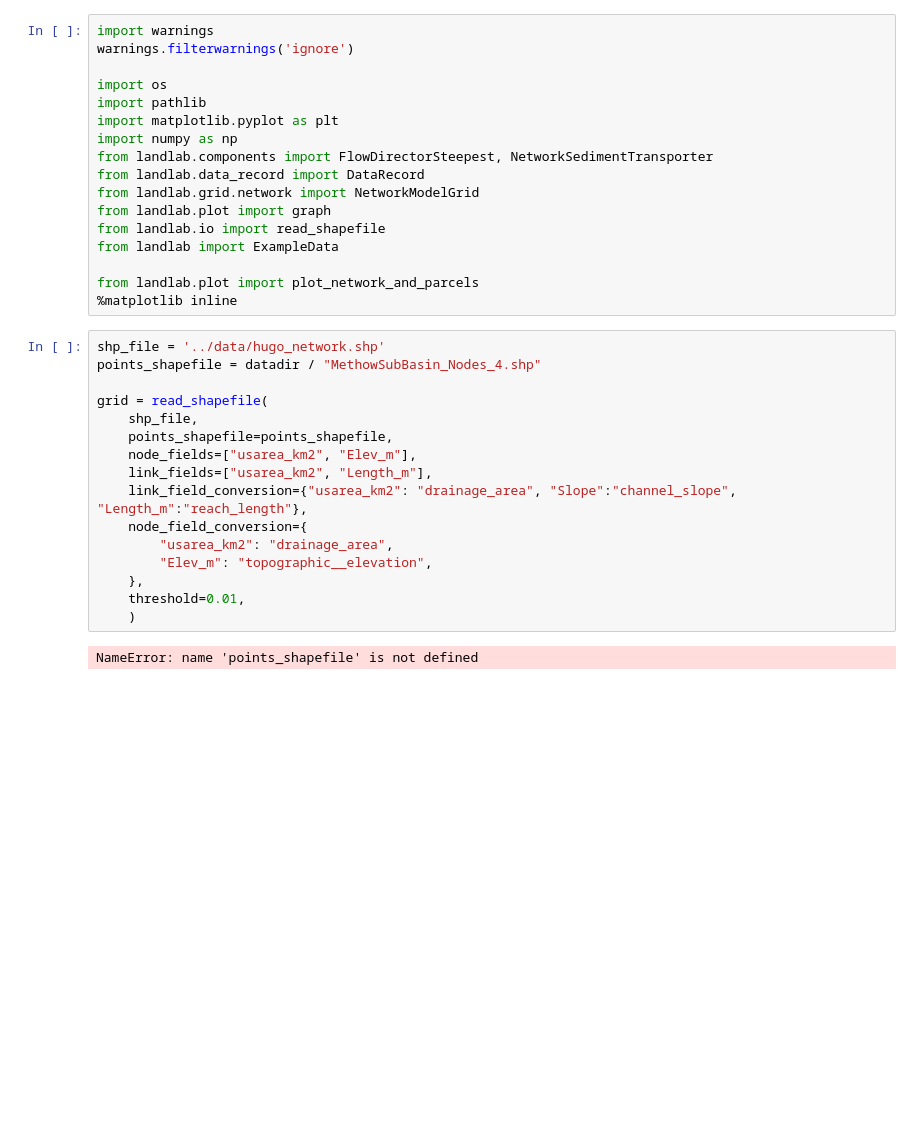
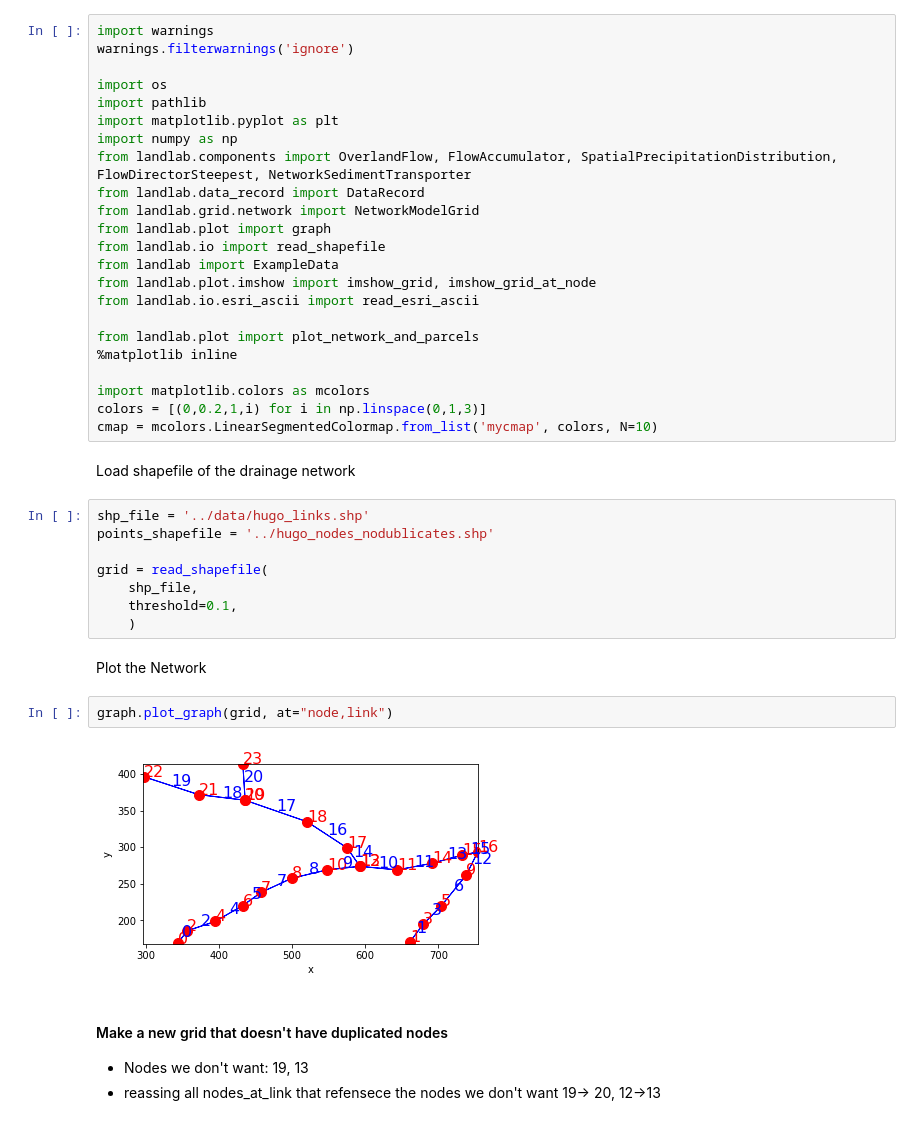
Before and after one commit to espin-2020/fluvial, a Jupyter notebook: upland/hima-dev-sed-transport.ipynb, the cells around one changed output. Drawn from its saved outputs; the diff is of its cells as text; blank space fills up the shorter version.

```diff
--- a/upland/hima-dev-sed-transport.ipynb
+++ b/upland/hima-dev-sed-transport.ipynb
@@ -6,30 +6,38 @@ import os
 import pathlib
 import matplotlib.pyplot as plt
 import numpy as np
-from landlab.components import FlowDirectorSteepest, NetworkSedimentTransporter
+from landlab.components import OverlandFlow, FlowAccumulator, SpatialPrecipitationDistribution, FlowDirectorSteepest, NetworkSedimentTransporter
 from landlab.data_record import DataRecord
 from landlab.grid.network import NetworkModelGrid
 from landlab.plot import graph
 from landlab.io import read_shapefile
 from landlab import ExampleData
+from landlab.plot.imshow import imshow_grid, imshow_grid_at_node
+from landlab.io.esri_ascii import read_esri_ascii
 
 from landlab.plot import plot_network_and_parcels
 %matplotlib inline
+
+import matplotlib.colors as mcolors
+colors = [(0,0.2,1,i) for i in np.linspace(0,1,3)]
+cmap = mcolors.LinearSegmentedColormap.from_list('mycmap', colors, N=10)
-# %%
-shp_file = '../data/hugo_network.shp'
-points_shapefile = datadir / "MethowSubBasin_Nodes_4.shp"
-
-grid = read_shapefile(
-    shp_file,
-    points_shapefile=points_shapefile,
-    node_fields=["usarea_km2", "Elev_m"],
-    link_fields=["usarea_km2", "Length_m"],
-    link_field_conversion={"usarea_km2": "drainage_area", "Slope":"channel_slope", "Length_m":"reach_length"},
-    node_field_conversion={
-        "usarea_km2": "drainage_area",
-        "Elev_m": "topographic__elevation",
-    },
-    threshold=0.01,
-    )
-# %% [output]
-NameError: name 'points_shapefile' is not defined
+# %% [markdown]
+Load shapefile of the drainage network
+# %%
+shp_file = '../data/hugo_links.shp'
+points_shapefile = '../hugo_nodes_nodublicates.shp'
+
+grid = read_shapefile(
+    shp_file,
+    threshold=0.1,
+    )
+# %% [markdown]
+Plot the Network
+# %%
+graph.plot_graph(grid, at="node,link")
+# %% [output]
+[figure, added]
+# %% [markdown]
+#### Make a new grid that doesn't have duplicated nodes
+* Nodes we don't want: 19, 13
+* reassing all nodes_at_link that refensece the nodes we don't want 19-> 20, 12->13
```
Also changed, not shown: parts of 27 cells of this notebook.
